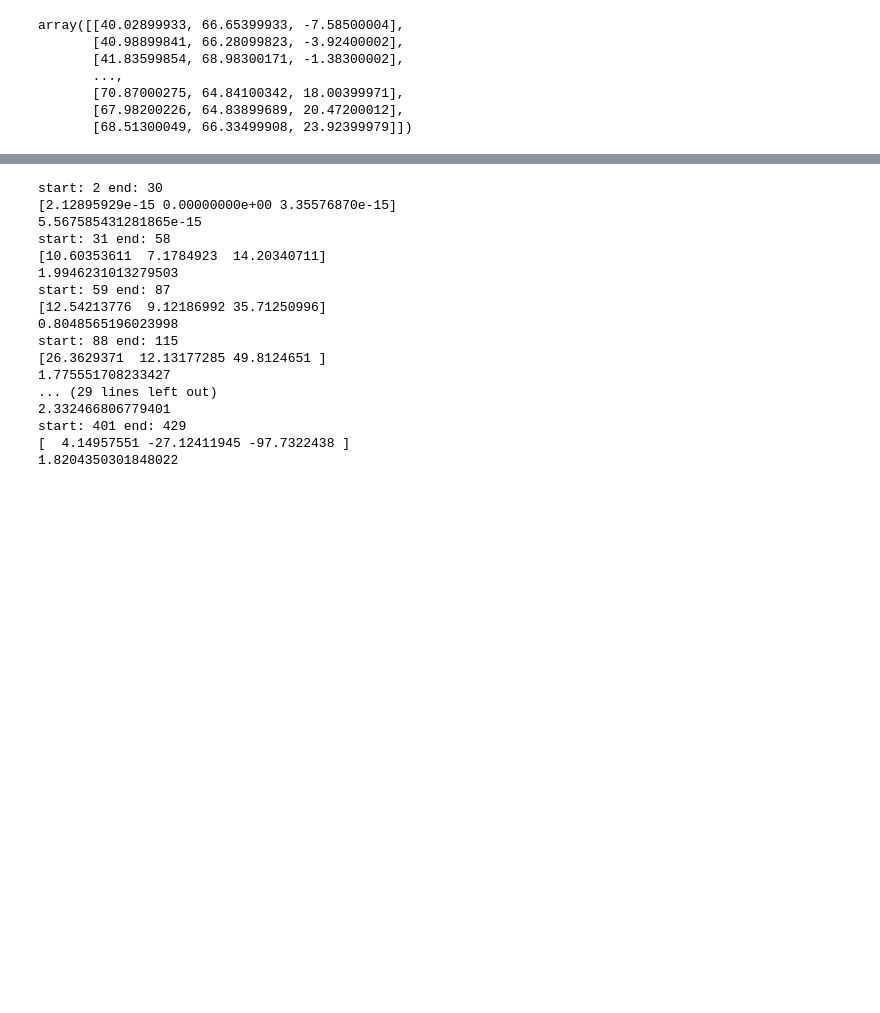
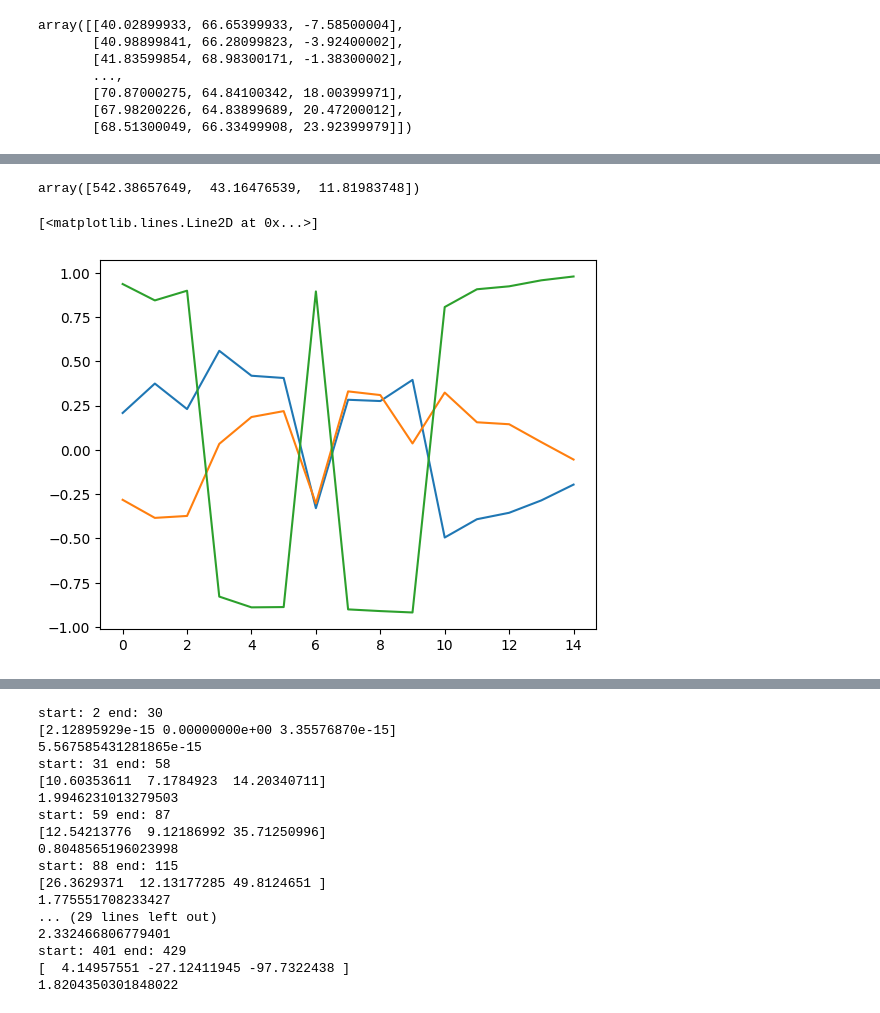
Before and after one commit to TannerAGraves/StructBioInfo, a Jupyter notebook: repeats.ipynb, the cells around one changed output, grey strips where cells are left out. Cells and saved outputs as stored; diff of their text form; code cells hidden in the pictures; blank space fills up the shorter version.

```diff
--- a/repeats.ipynb
+++ b/repeats.ipynb
@@ -46,0 +85,8 @@ https://www.youtube.com/watch?v=NSU0OnW9yLk
+# %%
+Vt_hist = []
+for i in range(len(repeats) - 1):
+    unit = CA_pos[repeats[i][0]:repeats[i][1]+1,:]
+    U, S, V = np.linalg.svd(unit)
+    Vt_hist.append(V.T)
+    print(F"{S} -- {V.T}")
+Vt_hist
@@ -46,0 +128,12 @@ https://www.youtube.com/watch?v=NSU0OnW9yLk
+# %%
+S
+# %% [output]
+array([542.38657649,  43.16476539,  11.81983748])
+# %%
+hist = np.array(Vt_hist)
+plt.plot(hist[:, 0])
+plt.plot(hist[:, 1])
+plt.plot(hist[:, 2])
+# %% [output]
+[<matplotlib.lines.Line2D at 0x...>]
+[figure, added]
```
Also changed, not shown: parts of 7 cells of this notebook.
